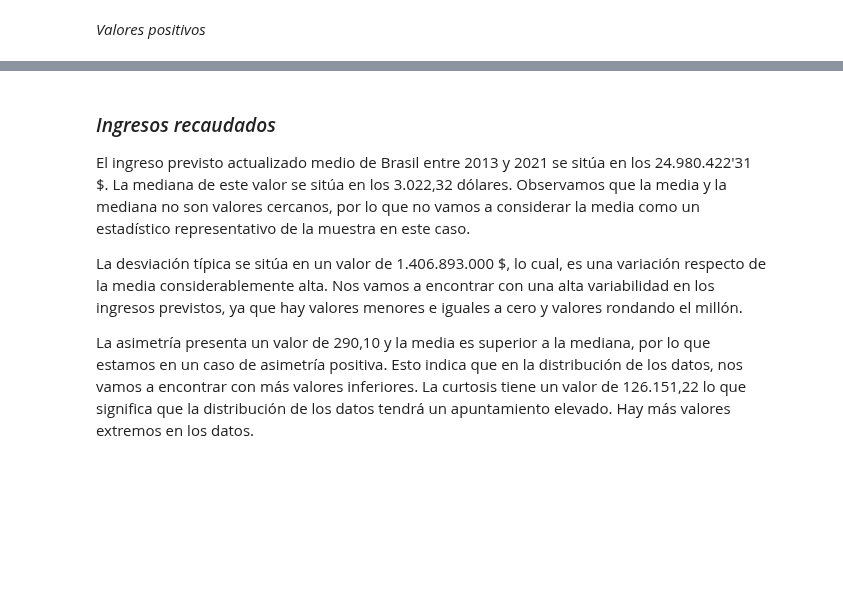
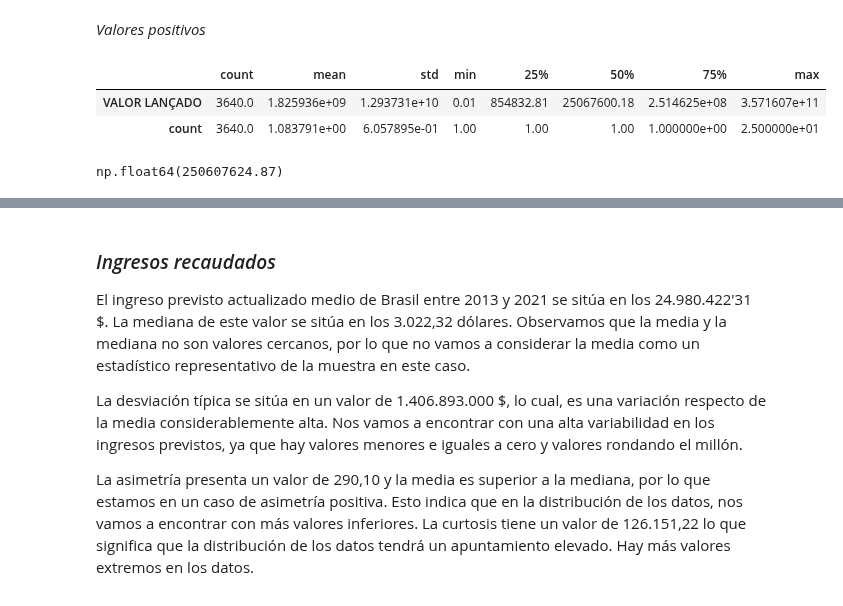
Before and after one commit to Gabijc/Proyecto2-Insights-Brasil, a Jupyter notebook: Analisis_descriptivo.ipynb, the cells around one changed output, grey strips where cells are left out. Drawn from its saved outputs; the diff is of its cells as text; code cells hidden in the pictures; blank space fills up the shorter version.

```diff
--- a/Analisis_descriptivo.ipynb
+++ b/Analisis_descriptivo.ipynb
@@ -176,5 +218,17 @@ fs.graficos_estadisticos(registros_negativos, "VALOR LANÇADO")
 # %% [markdown]
 *Valores positivos*
+# %%
+estad_reg_positivos = registros_positivos.describe().T
+estad_reg_positivos
+# %% [output]
+|  | count | mean | std | min | 25% | 50% | 75% | max |
+| VALOR LANÇADO | 3640.0 | 1.825936e+09 | 1.293731e+10 | 0.01 | 854832.81 | 25067600.18 | 2.514625e+08 | 3.571607e+11 |
+| count | 3640.0 | 1.083791e+00 | 6.057895e-01 | 1.00 | 1.00 | 1.00 | 1.000000e+00 | 2.500000e+01 |
+# %%
+RIQ_reg_positivos = estad_reg_positivos.iloc[0, 6] - estad_reg_positivos.iloc[0, 4]
+RIQ_reg_positivos
+# %% [output]
+np.float64(250607624.87)
 # %%
 fs.graficos_estadisticos(registros_positivos, "VALOR LANÇADO")
 # %% [output]
```
Also changed, not shown: parts of 23 cells of this notebook, 1 other file.
